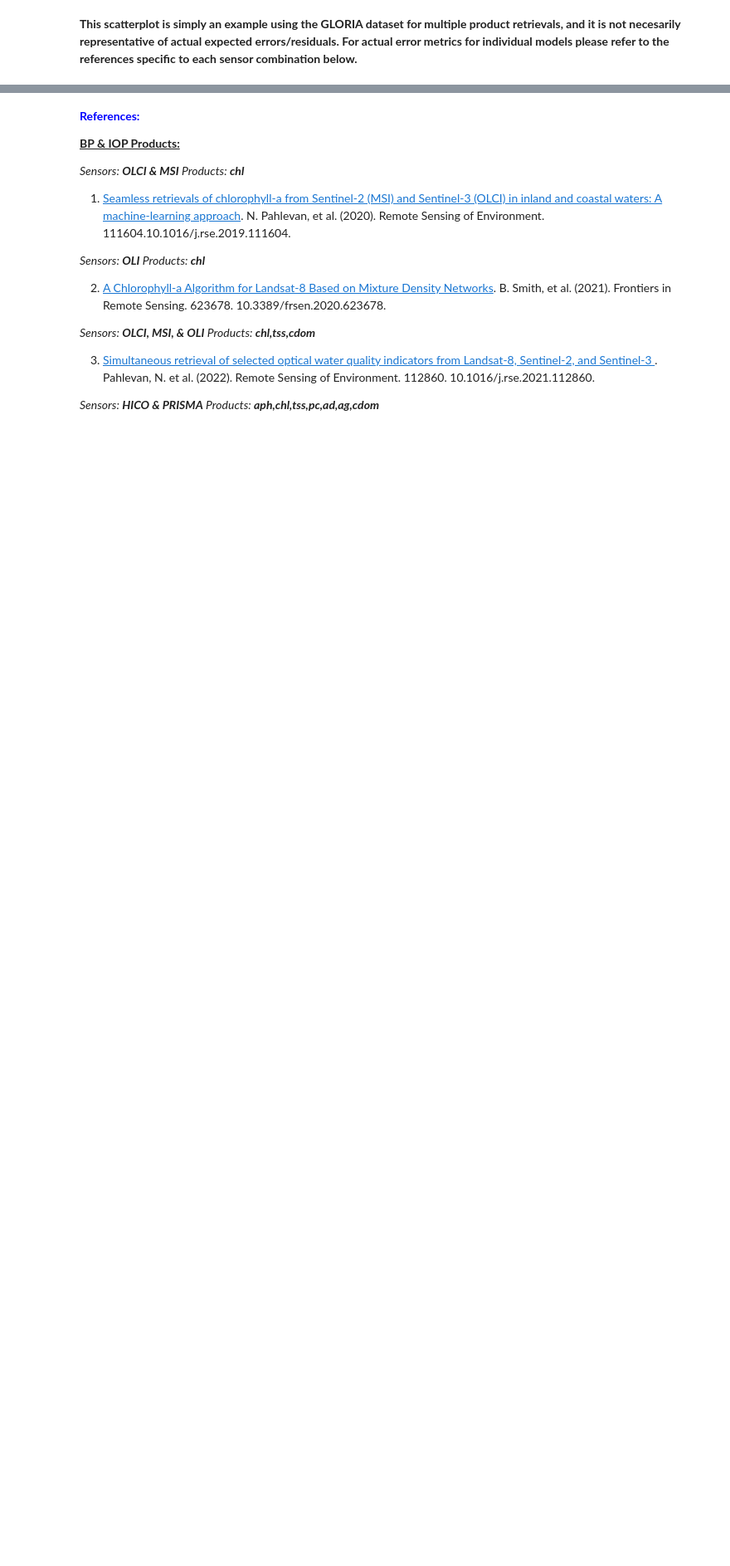
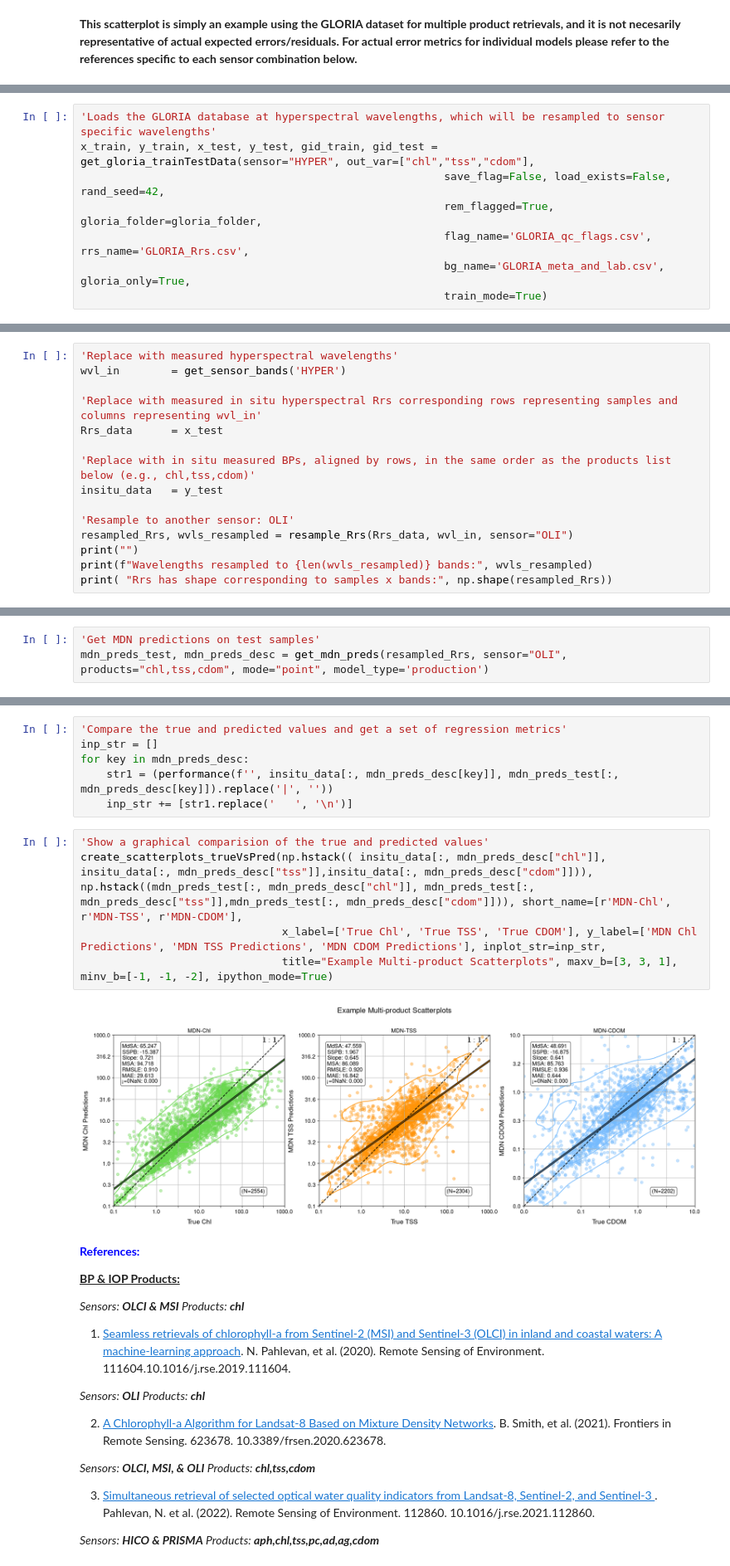
Before and after one commit to ryan-edward-oshea/MDN_tutorials, a Jupyter notebook: SC_1_MDNs_with_insitu_measurements.ipynb, the cells around one changed output, grey strips where cells are left out. Shown at 83% size. Cells and saved outputs as stored; diff of their text form; blank space fills up the shorter version.

Commit message:
Added resampling and OLI example.

```diff
--- a/SC_1_MDNs_with_insitu_measurements.ipynb
+++ b/SC_1_MDNs_with_insitu_measurements.ipynb
@@ -315,0 +320,8 @@ create_scatterplots_trueVsPred(np.hstack(( y_test[:, mdn_preds_desc["chl"]], y_t
+# %%
+'Loads the GLORIA database at hyperspectral wavelengths, which will be resampled to sensor specific wavelengths'
+x_train, y_train, x_test, y_test, gid_train, gid_test = get_gloria_trainTestData(sensor="HYPER", out_var=["chl","tss","cdom"],
+                                                        save_flag=False, load_exists=False, rand_seed=42,
+                                                        rem_flagged=True, gloria_folder=gloria_folder,
+                                                        flag_name='GLORIA_qc_flags.csv', rrs_name='GLORIA_Rrs.csv',
+                                                        bg_name='GLORIA_meta_and_lab.csv', gloria_only=True,
+                                                        train_mode=True)
@@ -315,0 +334,15 @@ create_scatterplots_trueVsPred(np.hstack(( y_test[:, mdn_preds_desc["chl"]], y_t
+# %%
+'Replace with measured hyperspectral wavelengths'
+wvl_in        = get_sensor_bands('HYPER')
+
+'Replace with measured in situ hyperspectral Rrs corresponding rows representing samples and columns representing wvl_in'
+Rrs_data      = x_test
+
+'Replace with in situ measured BPs, aligned by rows, in the same order as the products list below (e.g., chl,tss,cdom)'
+insitu_data   = y_test
+
+'Resample to another sensor: OLI'
+resampled_Rrs, wvls_resampled = resample_Rrs(Rrs_data, wvl_in, sensor="OLI")
+print("")
+print(f"Wavelengths resampled to {len(wvls_resampled)} bands:", wvls_resampled)
+print( "Rrs has shape corresponding to samples x bands:", np.shape(resampled_Rrs))
@@ -315,0 +357,3 @@ create_scatterplots_trueVsPred(np.hstack(( y_test[:, mdn_preds_desc["chl"]], y_t
+# %%
+'Get MDN predictions on test samples'
+mdn_preds_test, mdn_preds_desc = get_mdn_preds(resampled_Rrs, sensor="OLI", products="chl,tss,cdom", mode="point", model_type='production')
@@ -316,3 +363,16 @@ create_scatterplots_trueVsPred(np.hstack(( y_test[:, mdn_preds_desc["chl"]], y_t
+# %%
+'Compare the true and predicted values and get a set of regression metrics'
+inp_str = []
+for key in mdn_preds_desc:
+    str1 = (performance(f'', insitu_data[:, mdn_preds_desc[key]], mdn_preds_test[:, mdn_preds_desc[key]]).replace('|', ''))
+    inp_str += [str1.replace('   ', '\n')]
+# %%
+'Show a graphical comparision of the true and predicted values'
+create_scatterplots_trueVsPred(np.hstack(( insitu_data[:, mdn_preds_desc["chl"]], insitu_data[:, mdn_preds_desc["tss"]],insitu_data[:, mdn_preds_desc["cdom"]])), np.hstack((mdn_preds_test[:, mdn_preds_desc["chl"]], mdn_preds_test[:, mdn_preds_desc["tss"]],mdn_preds_test[:, mdn_preds_desc["cdom"]])), short_name=[r'MDN-Chl', r'MDN-TSS', r'MDN-CDOM'],
+                               x_label=['True Chl', 'True TSS', 'True CDOM'], y_label=['MDN Chl Predictions', 'MDN TSS Predictions', 'MDN CDOM Predictions'], inplot_str=inp_str,
+                               title="Example Multi-product Scatterplots", maxv_b=[3, 3, 1], minv_b=[-1, -1, -2], ipython_mode=True)
+# %% [output]
+[figure, added]
 # %% [markdown]
 <b style="color:blue"> References:</b>
 <p><u><b>BP & IOP Products:</b></u>
```
Also changed, not shown: parts of 5 cells of this notebook.
